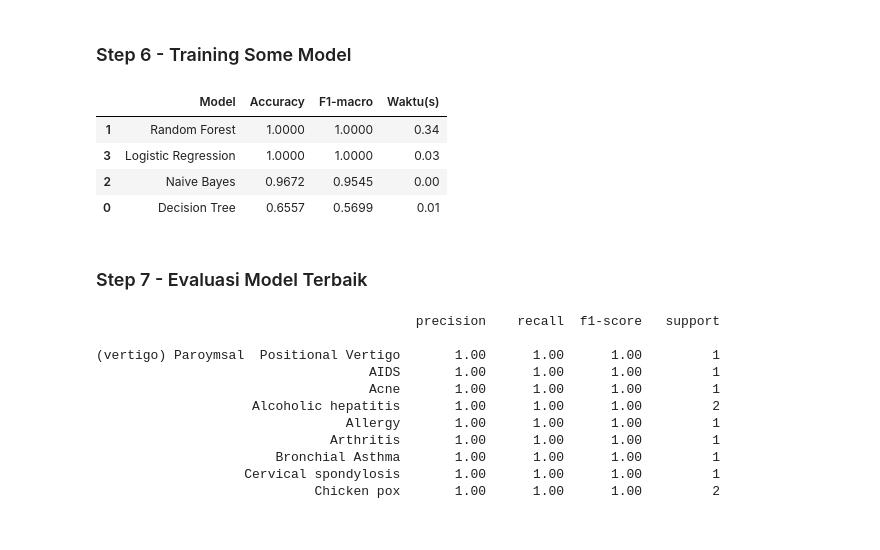
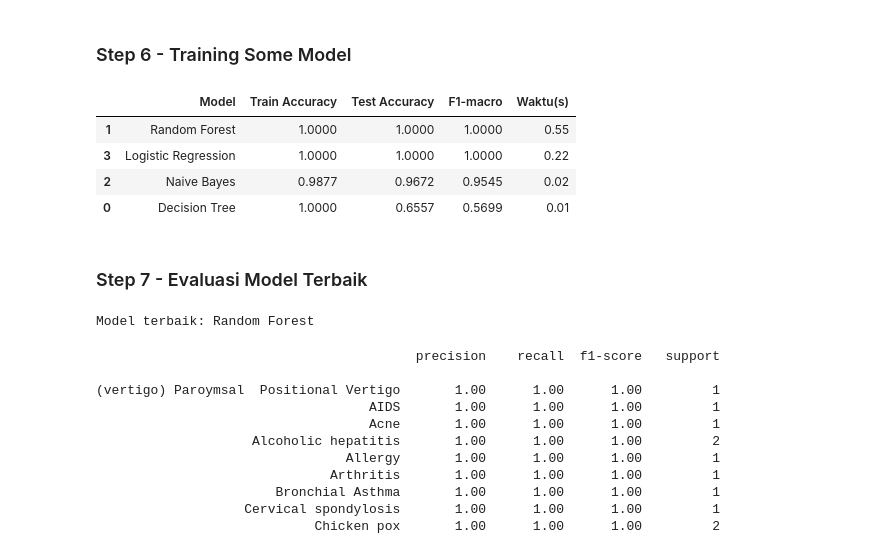
Before and after one commit to jasonalexander-png/Disease-Detector, a Jupyter notebook: notebooks/eda_modelling.ipynb, the cells around one changed output. Cells and saved outputs as stored; diff of their text form; code cells hidden in the pictures.

```diff
--- a/notebooks/eda_modelling.ipynb
+++ b/notebooks/eda_modelling.ipynb
@@ -14,7 +14,10 @@ import warnings
 warnings.filterwarnings('ignore')
 pd.set_option('display.max_columns', None)
 
-folder = "../data/raw/"
-files = os.listdir(folder)
+RAW_DIR = "../data/raw/"
+PROCESSED_DIR = "../data/processed/"
+MODELS_DIR = "../models/"
+
+files = os.listdir(RAW_DIR)
 print("File yang ada:", files)
 # %% [output]
@@ -22,8 +25,8 @@ File yang ada: ['Disease precaution.csv', 'DiseaseAndSymptoms.csv', 'Disease_Des
 # %%
 dataframes = {}
 
-for f in os.listdir(folder):
-    path = os.path.join(folder, f)
+for f in os.listdir(RAW_DIR):
+    path = os.path.join(RAW_DIR, f)
 
     if f.endswith('.csv'):
         try:
@@ -140,6 +142,7 @@ print("Kolom gejala:", symptom_cols)
 
 for col in symptom_cols:
     df_raw[col] = df_raw[col].astype(str).str.strip().str.lower()
+    df_raw[col] = df_raw[col].str.replace(r'[\s_]+', '_', regex=True)
     df_raw[col] = df_raw[col].replace('nan', np.nan)
 # %% [output]
 Kolom gejala: ['Symptom_1', 'Symptom_2', 'Symptom_3', 'Symptom_4', 'Symptom_5', 'Symptom_6', 'Symptom_7', 'Symptom_8', 'Symptom_9', 'Symptom_10', 'Symptom_11', 'Symptom_12', 'Symptom_13', 'Symptom_14' ...
@@ -217,37 +236,46 @@ Train: (243, 131) Test: (61, 131)
 # %%
 from sklearn.tree import DecisionTreeClassifier
 from sklearn.ensemble import RandomForestClassifier
 from sklearn.naive_bayes import BernoulliNB
 from sklearn.linear_model import LogisticRegression
 from sklearn.metrics import accuracy_score, f1_score
 import time
 
 models = {
     "Decision Tree": DecisionTreeClassifier(random_state=42),
     "Random Forest": RandomForestClassifier(n_estimators=200, random_state=42),
     "Naive Bayes": BernoulliNB(),
     "Logistic Regression": LogisticRegression(max_iter=1000, random_state=42),
 }
 
 results = []
 for name, model in models.items():
     start = time.time()
     model.fit(X_train, y_train)
     duration = time.time() - start
 
+    y_pred_train = model.predict(X_train)
     y_pred = model.predict(X_test)
+
+    train_acc = accuracy_score(y_train, y_pred_train)
     acc = accuracy_score(y_test, y_pred)
     f1 = f1_score(y_test, y_pred, average='macro')
 
-    results.append({"Model": name, "Accuracy": round(acc,4), "F1-macro": round(f1,4), "Waktu(s)": round(duration,2)})
+    results.append({
+        "Model": name,
+        "Train Accuracy": round(train_acc, 4),
+        "Test Accuracy": round(acc, 4),
+        "F1-macro": round(f1, 4),
+        "Waktu(s)": round(duration, 2),
+    })
 
 results_df = pd.DataFrame(results).sort_values("F1-macro", ascending=False)
 results_df
 # %% [output]
-|  | Model | Accuracy | F1-macro | Waktu(s) |
-| 1 | Random Forest | 1.0000 | 1.0000 | 0.34 |
-| 3 | Logistic Regression | 1.0000 | 1.0000 | 0.03 |
-| 2 | Naive Bayes | 0.9672 | 0.9545 | 0.00 |
-| 0 | Decision Tree | 0.6557 | 0.5699 | 0.01 |
+|  | Model | Train Accuracy | Test Accuracy | F1-macro | Waktu(s) |
+| 1 | Random Forest | 1.0000 | 1.0000 | 1.0000 | 0.55 |
+| 3 | Logistic Regression | 1.0000 | 1.0000 | 1.0000 | 0.22 |
+| 2 | Naive Bayes | 0.9877 | 0.9672 | 0.9545 | 0.02 |
+| 0 | Decision Tree | 1.0000 | 0.6557 | 0.5699 | 0.01 |
 # %% [markdown]
 ### Step 7 - Evaluasi Model Terbaik
@@ -258,3 +282,11 @@ y_pred = best_model.predict(X_test)
+# %%
+best_model_name = results_df.iloc[0]["Model"]
+best_model = models[best_model_name]
+print("Model terbaik:", best_model_name)
+
+y_pred = best_model.predict(X_test)
+# %% [output]
+Model terbaik: Random Forest
 # %%
 from sklearn.metrics import classification_report
 
```
Also changed, not shown: parts of 19 cells of this notebook.
